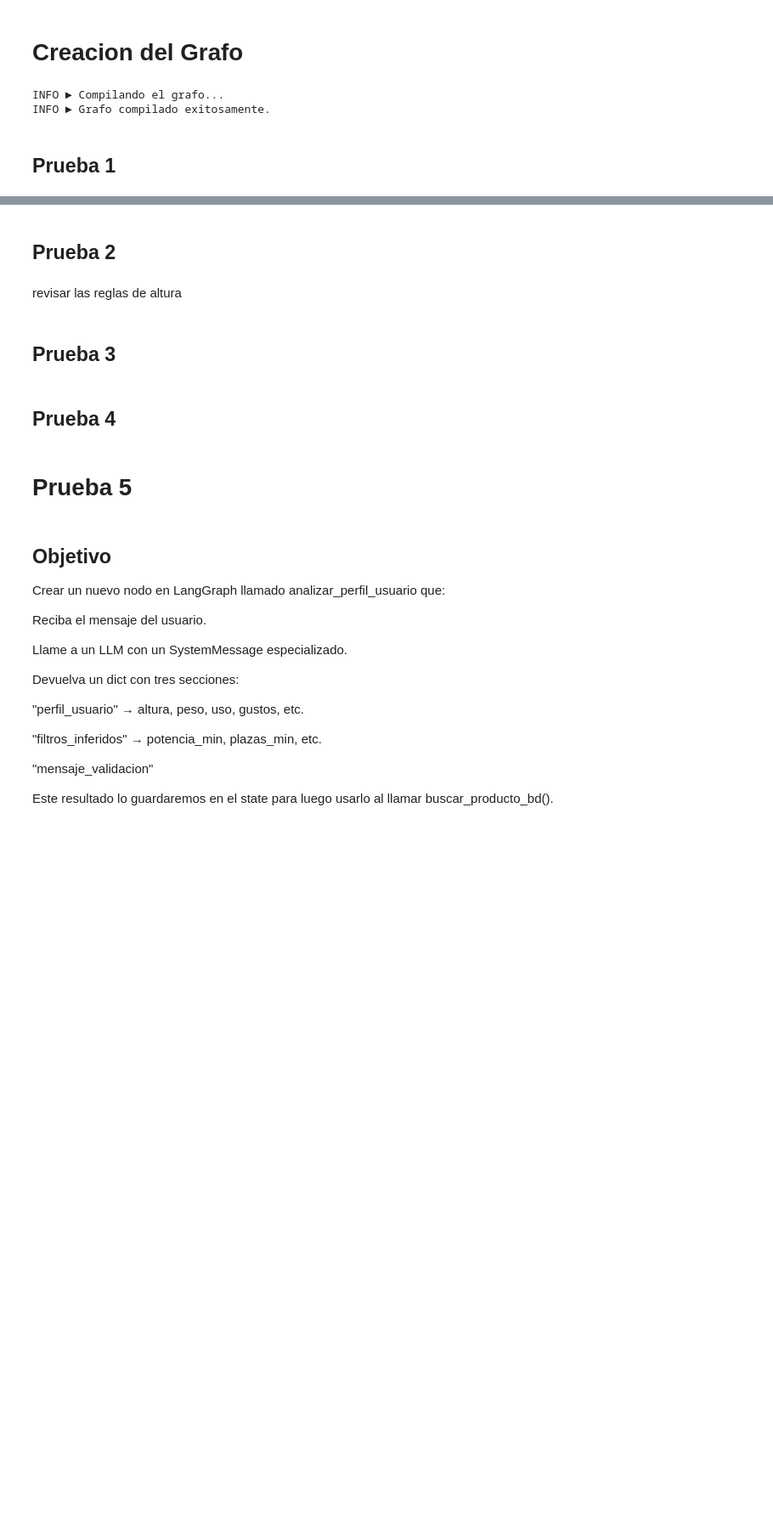
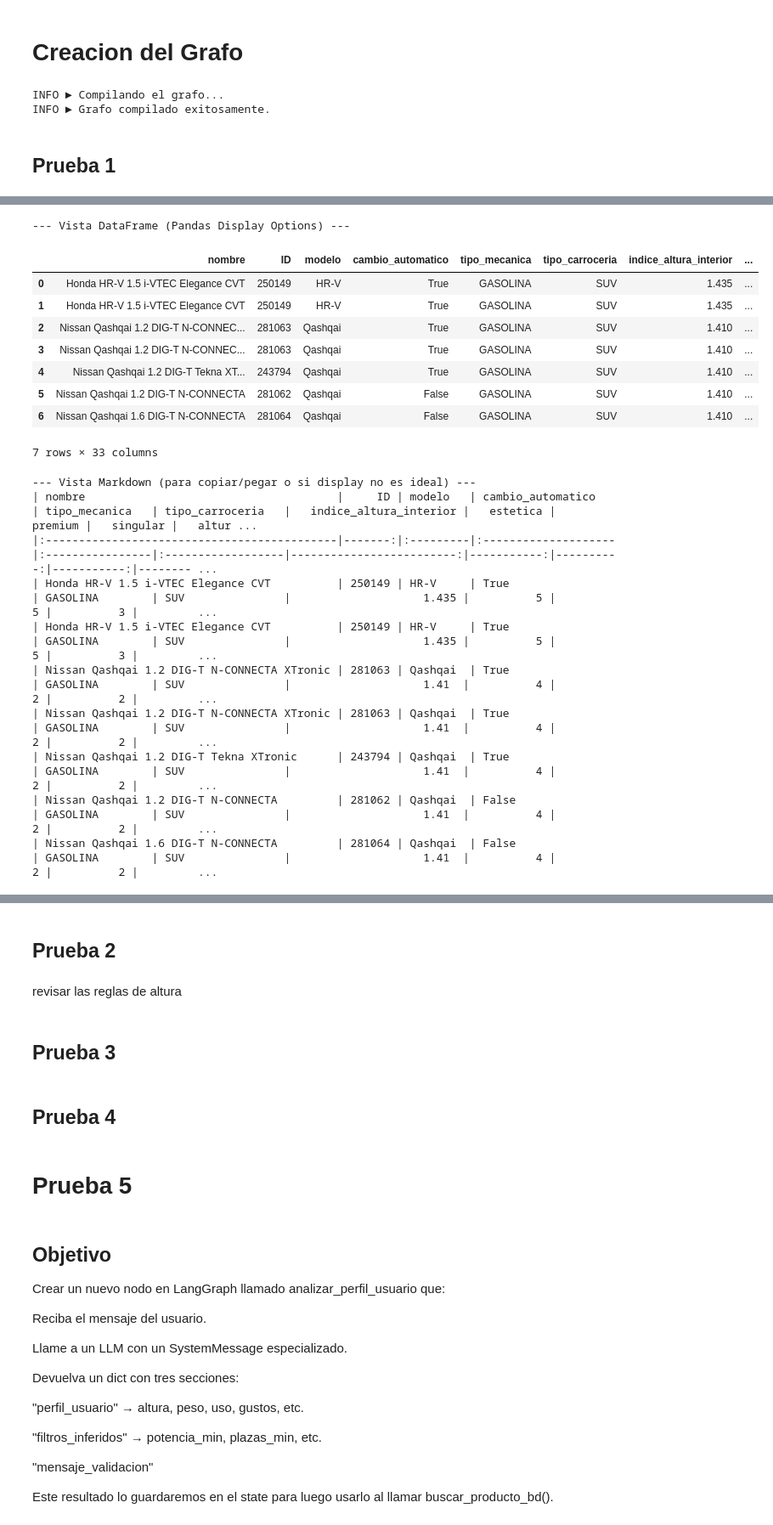
Before and after one commit to Gandrex87/MVP_CARMENTOR, a Jupyter notebook: pruebas_carV1.ipynb, the cells around one changed output, grey strips where cells are left out. Shown at 85% size. Cells and saved outputs as stored; diff of their text form; code cells hidden in the pictures; blank space fills up the shorter version.

```diff
--- a/pruebas_carV1.ipynb
+++ b/pruebas_carV1.ipynb
@@ -932,0 +1059,9 @@ for m in output['messages'][-1:]:
+# %%
+# Create a thread
+config = {"configurable": {"thread_id": "1"}}
+
+# Start conversation
+input_message = HumanMessage(content="contado con 16.000 maximo")
+output = graph.invoke({"messages": [input_message]}, config)
+for m in output['messages'][-1:]:
+    m.pretty_print()
@@ -932,0 +1148,52 @@ for m in output['messages'][-1:]:
+# %%
+import pandas as pd
+coches_recomendados = output[('coches_recomendados')]
+
+df_resultados = pd.DataFrame(coches_recomendados)
+
+#  OPCIÓN 1: Imprimir el DataFrame directamente (Pandas usará las opciones de display)
+# print("\n--- Vista DataFrame (Pandas Display Options) ---")
+# display(df_resultados) # 'display()' suele dar mejor formato en notebooks que 'print(df)'
+
+#OPCIÓN 2: Convertir a Markdown (como en tu nodo, pero para consola)
+print("\n--- Vista Markdown (para copiar/pegar o si display no es ideal) ---")
+columnas_deseadas = [ # Lista completa de columnas que seleccionas en BQ
+            'nombre', 'ID', 'marca', 'modelo', 'cambio_automatico', 'tipo_mecanica',
+            'tipo_carroceria', 'indice_altura_interior', 'batalla', 'estetica',
+            'premium', 'singular', 'altura_libre_suelo', 'ancho', 'traccion',
+            'reductoras', 'puertas', 'plazas', 'precio_compra_contado',
+            'fiabilidad', 'durabilidad', 'seguridad', 'comodidad', 'acceso_low_cost',
+            'deportividad', 'tecnologia', 'devaluacion', 'maletero_minimo',
+            'maletero_maximo', 'largo', 'autonomia_uso_maxima',
+            'distintivo_ambiental', 'anos_vehiculo', 'ocasion',
+            'peso_original_kg', 'consumo_original','score_total'
+        ]
+columnas_existentes = [col for col in columnas_deseadas if col in df_resultados.columns]
+if columnas_existentes:
+            if 'score_total' in df_resultados.columns: # Formatear score para legibilidad
+                df_resultados['score_total'] = df_resultados['score_total'].apply(lambda x: f"{x:.4f}" if isinstance(x, float) else x)
+            print(df_resultados[columnas_existentes].to_markdown(index=False))
+else:
+            print("WARN: No se encontraron columnas esperadas para mostrar en formato tabla.")
+            print("Resultados crudos (lista de dicts):", coches_recomendados)
+# %% [output]
+--- Vista DataFrame (Pandas Display Options) ---
+|  | nombre | ID | modelo | cambio_automatico | tipo_mecanica | tipo_carroceria | indice_altura_interior | ... |
+| 0 | Honda HR-V 1.5 i-VTEC Elegance CVT | 250149 | HR-V | True | GASOLINA | SUV | 1.435 | ... |
+| 1 | Honda HR-V 1.5 i-VTEC Elegance CVT | 250149 | HR-V | True | GASOLINA | SUV | 1.435 | ... |
+| 2 | Nissan Qashqai 1.2 DIG-T N-CONNEC... | 281063 | Qashqai | True | GASOLINA | SUV | 1.410 | ... |
+| 3 | Nissan Qashqai 1.2 DIG-T N-CONNEC... | 281063 | Qashqai | True | GASOLINA | SUV | 1.410 | ... |
+| 4 | Nissan Qashqai 1.2 DIG-T Tekna XT... | 243794 | Qashqai | True | GASOLINA | SUV | 1.410 | ... |
+| 5 | Nissan Qashqai 1.2 DIG-T N-CONNECTA | 281062 | Qashqai | False | GASOLINA | SUV | 1.410 | ... |
+| 6 | Nissan Qashqai 1.6 DIG-T N-CONNECTA | 281064 | Qashqai | False | GASOLINA | SUV | 1.410 | ... |
+7 rows × 33 columns
+--- Vista Markdown (para copiar/pegar o si display no es ideal) ---
+| nombre                                      |     ID | modelo   | cambio_automatico   | tipo_mecanica   | tipo_carroceria   |   indice_altura_interior |   estetica |   premium |   singular |   altur ...
+|:--------------------------------------------|-------:|:---------|:--------------------|:----------------|:------------------|-------------------------:|-----------:|----------:|-----------:|-------- ...
+| Honda HR-V 1.5 i-VTEC Elegance CVT          | 250149 | HR-V     | True                | GASOLINA        | SUV               |                    1.435 |          5 |         5 |          3 |         ...
+| Honda HR-V 1.5 i-VTEC Elegance CVT          | 250149 | HR-V     | True                | GASOLINA        | SUV               |                    1.435 |          5 |         5 |          3 |         ...
+| Nissan Qashqai 1.2 DIG-T N-CONNECTA XTronic | 281063 | Qashqai  | True                | GASOLINA        | SUV               |                    1.41  |          4 |         2 |          2 |         ...
+| Nissan Qashqai 1.2 DIG-T N-CONNECTA XTronic | 281063 | Qashqai  | True                | GASOLINA        | SUV               |                    1.41  |          4 |         2 |          2 |         ...
+| Nissan Qashqai 1.2 DIG-T Tekna XTronic      | 243794 | Qashqai  | True                | GASOLINA        | SUV               |                    1.41  |          4 |         2 |          2 |         ...
+| Nissan Qashqai 1.2 DIG-T N-CONNECTA         | 281062 | Qashqai  | False               | GASOLINA        | SUV               |                    1.41  |          4 |         2 |          2 |         ...
+| Nissan Qashqai 1.6 DIG-T N-CONNECTA         | 281064 | Qashqai  | False               | GASOLINA        | SUV               |                    1.41  |          4 |         2 |          2 |         ...
```
Also changed, not shown: parts of 29 cells of this notebook, 9 other files.
